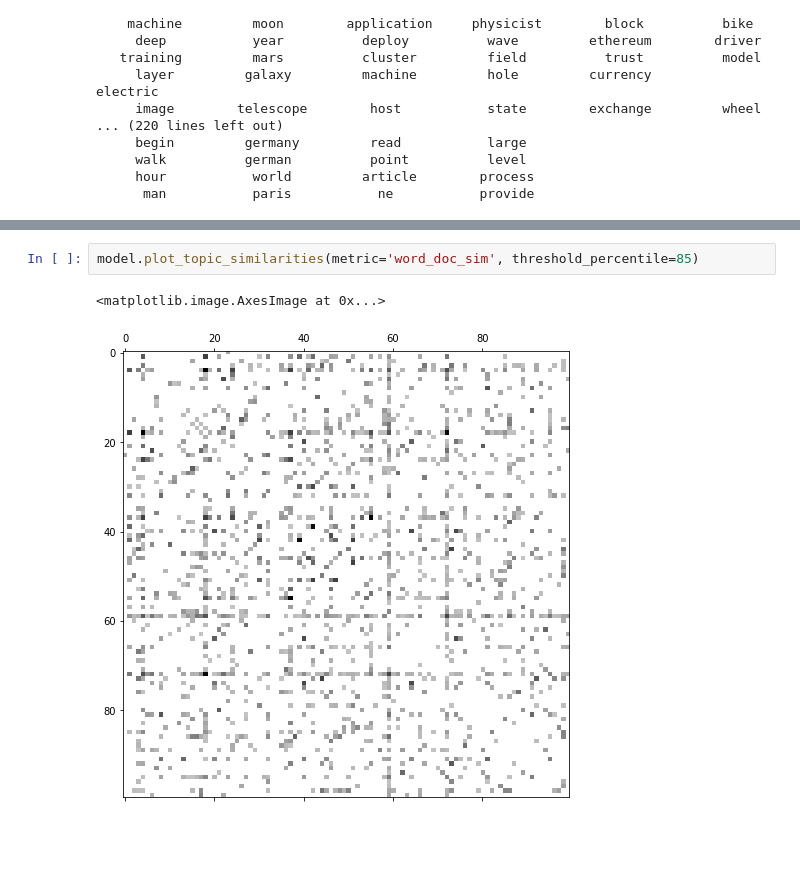
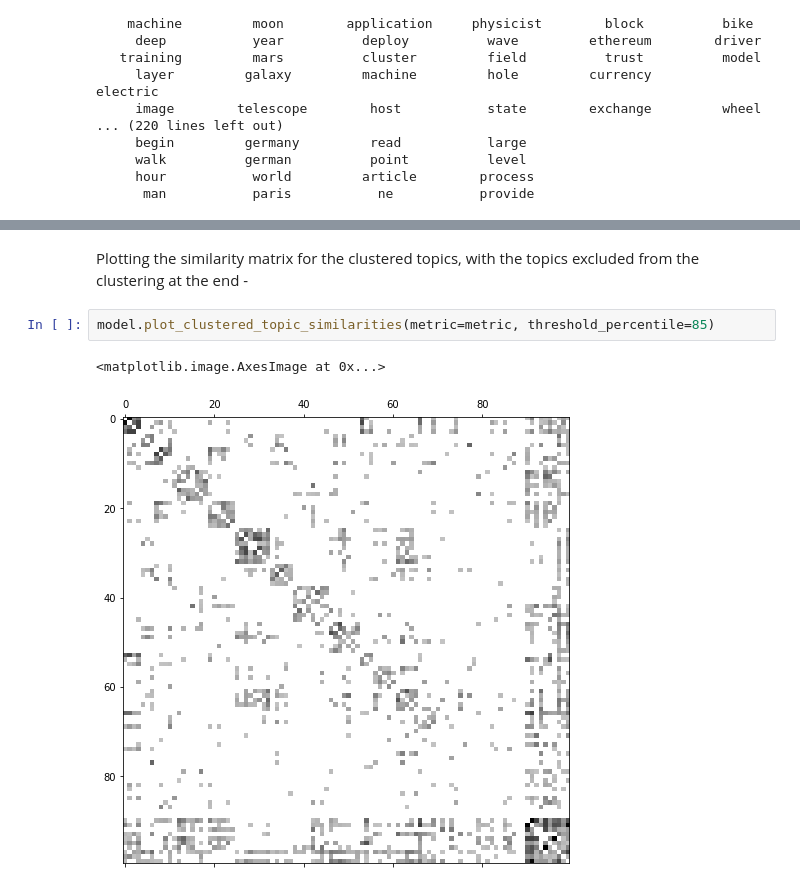
Before and after one commit to jayantj/news-analyze, a Jupyter notebook: notebooks/Analyze HN using NLP!.ipynb, the cells around one changed output, grey strips where cells are left out. Saved outputs shown, nothing was run; the diff lists cells and outputs as text; blank space fills up the shorter version.

```diff
--- a/notebooks/Analyze HN using NLP!.ipynb
+++ b/notebooks/Analyze HN using NLP!.ipynb
@@ -347,5 +446,7 @@ Topic #90: 0.228*"api" + 0.167*"bot" + 0.126*"direct" + 0.042*"slack" + 0.029*"t
+# %% [markdown]
+Plotting the similarity matrix for the clustered topics, with the topics excluded from the clustering at the end -
 # %%
-model.plot_topic_similarities(metric='word_doc_sim', threshold_percentile=85)
+model.plot_clustered_topic_similarities(metric=metric, threshold_percentile=85)
 # %% [output]
 <matplotlib.image.AxesImage at 0x...>
-[figure, old version]
+[figure, new version]
```
Also changed, not shown: parts of 64 cells of this notebook.
